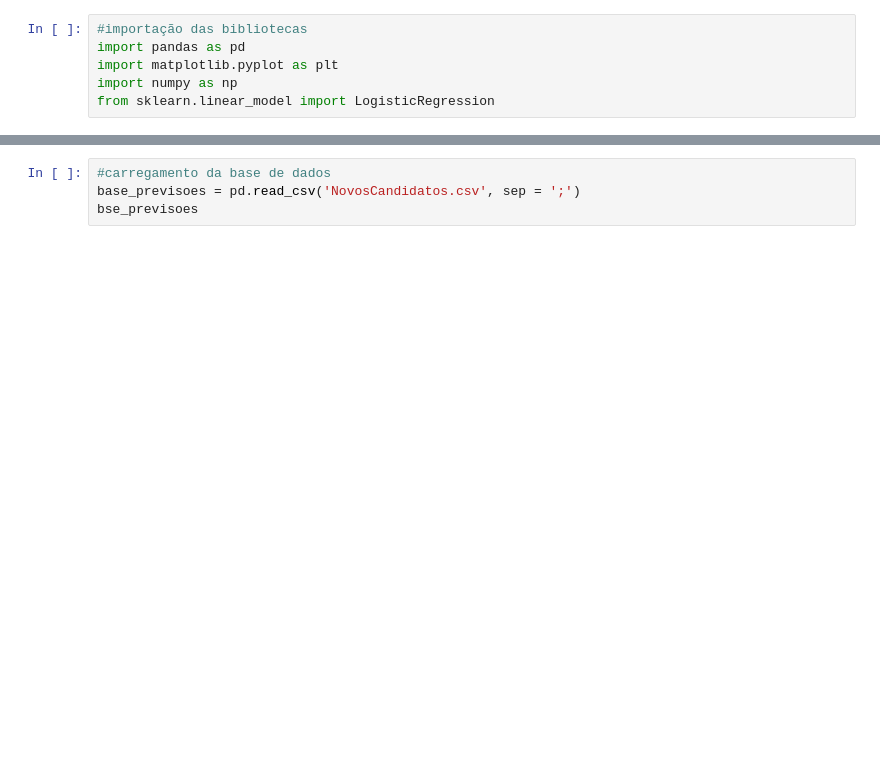
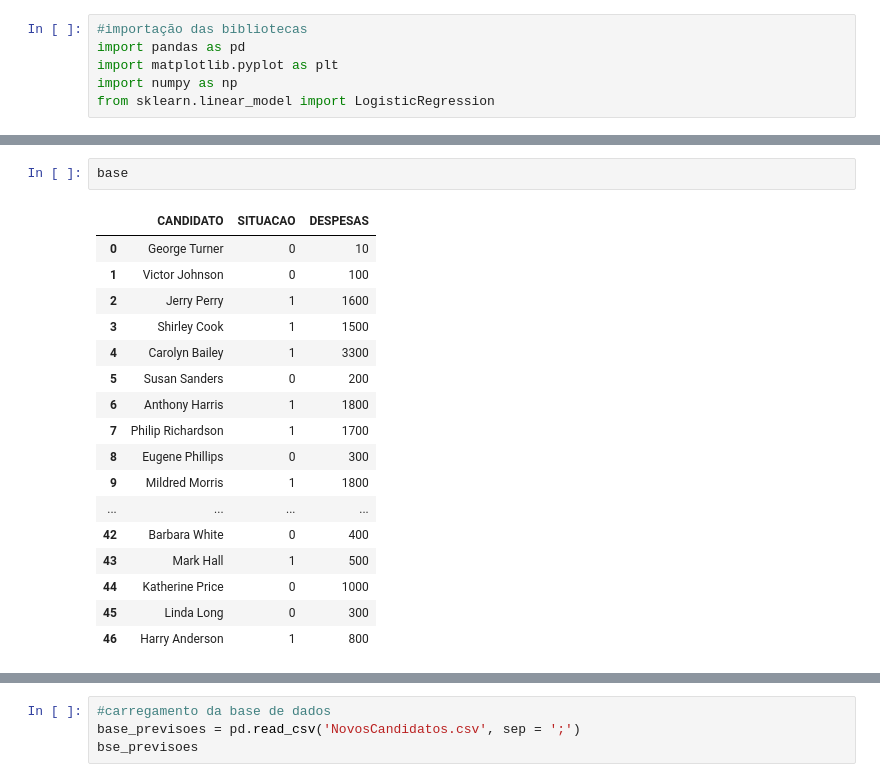
Before and after one commit to wendell-santos/ciencia-de-dados, a Jupyter notebook: regressao_logistica.ipynb, the cells around one changed output, grey strips where cells are left out. Drawn from its saved outputs; the diff is of its cells as text; blank space fills up the shorter version.

```diff
--- a/regressao_logistica.ipynb
+++ b/regressao_logistica.ipynb
@@ -12,3 +23,23 @@ base.describe()
+# %%
+base
+# %% [output]
+|  | CANDIDATO | SITUACAO | DESPESAS |
+| 0 | George Turner | 0 | 10 |
+| 1 | Victor Johnson | 0 | 100 |
+| 2 | Jerry Perry | 1 | 1600 |
+| 3 | Shirley Cook | 1 | 1500 |
+| 4 | Carolyn Bailey | 1 | 3300 |
+| 5 | Susan Sanders | 0 | 200 |
+| 6 | Anthony Harris | 1 | 1800 |
+| 7 | Philip Richardson | 1 | 1700 |
+| 8 | Eugene Phillips | 0 | 300 |
+| 9 | Mildred Morris | 1 | 1800 |
+| ... | ... | ... | ... |
+| 42 | Barbara White | 0 | 400 |
+| 43 | Mark Hall | 1 | 500 |
+| 44 | Katherine Price | 0 | 1000 |
+| 45 | Linda Long | 0 | 300 |
+| 46 | Harry Anderson | 1 | 800 |
 # %%
 #visualização do coeficiente de correlação entre o atributo "despesas" e "situação"
 np.corrcoef(base.DESPESAS, base.SITUACAO)
```
Also changed, not shown: parts of 6 cells of this notebook.
